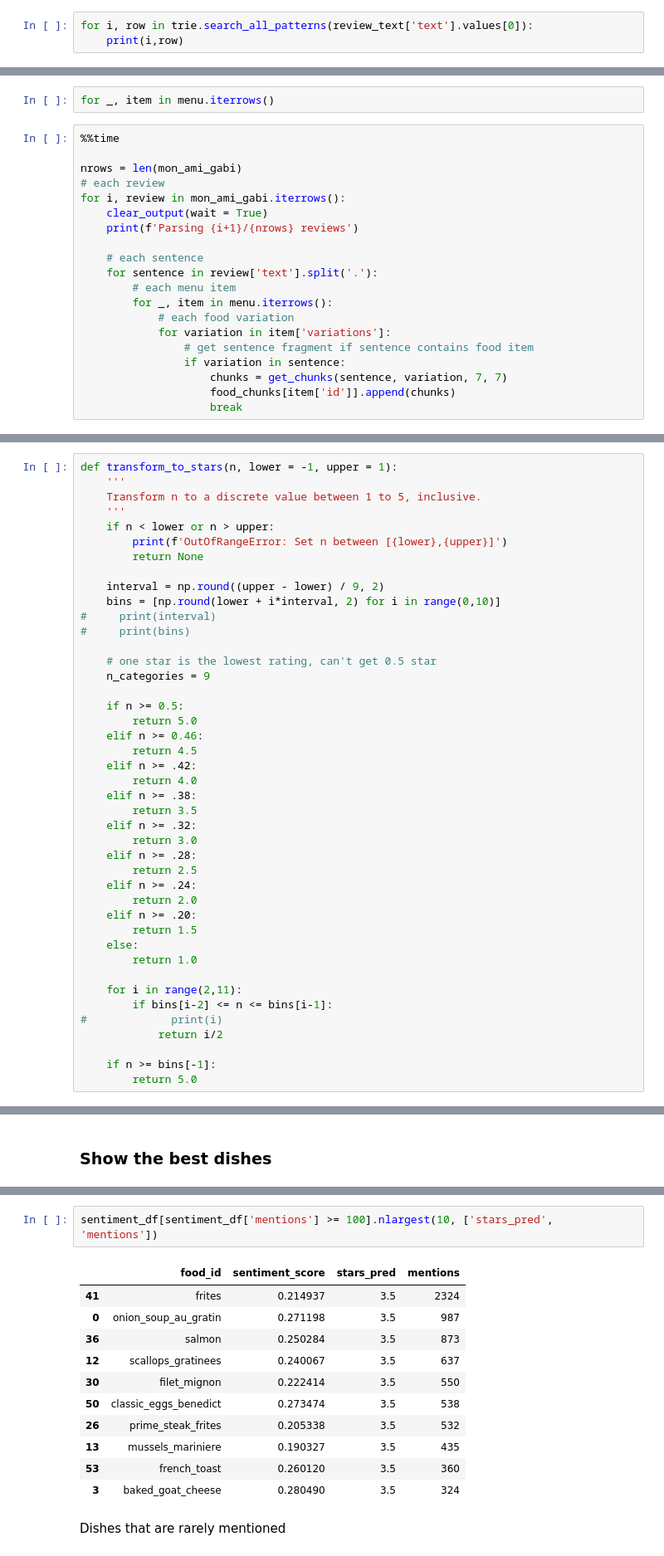
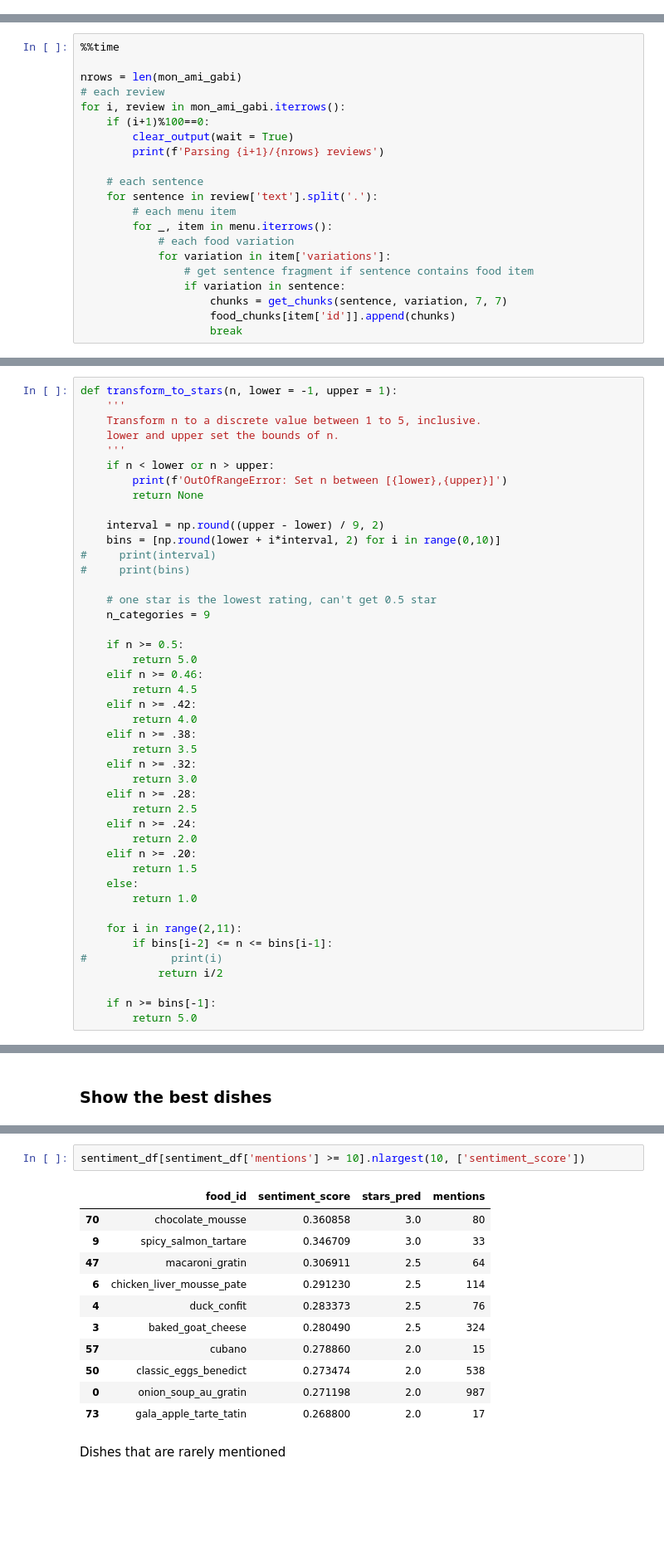
Before and after one commit to rkkwan/rating-yelp-features, a Jupyter notebook: code/04-rating-dishes-per-restaurant.ipynb, the cells around one changed output, grey strips where cells are left out. Shown at 83% size. Saved outputs shown, nothing was run; the diff lists cells and outputs as text; blank space fills up the shorter version.

```diff
--- a/code/04-rating-dishes-per-restaurant.ipynb
+++ b/code/04-rating-dishes-per-restaurant.ipynb
@@ -264,3 +279,0 @@ review_text['text'].values[0]
-# %%
-for i, row in trie.search_all_patterns(review_text['text'].values[0]):
-    print(i,row)
@@ -295,13 +280,12 @@ for pattern, start_idx in trie.search_all_patterns(review_text):
-# %%
-for _, item in menu.iterrows()
 # %%
 %%time
 
 nrows = len(mon_ami_gabi)
 # each review
 for i, review in mon_ami_gabi.iterrows():
-    clear_output(wait = True)
-    print(f'Parsing {i+1}/{nrows} reviews')
+    if (i+1)%100==0:
+        clear_output(wait = True)
+        print(f'Parsing {i+1}/{nrows} reviews')
 
     # each sentence
     for sentence in review['text'].split('.'):
@@ -403,6 +398,7 @@ Metric: RMSE of `stars` and `mean_compound`.
 def transform_to_stars(n, lower = -1, upper = 1):
     '''
     Transform n to a discrete value between 1 to 5, inclusive.
+    lower and upper set the bounds of n.
     '''
     if n < lower or n > upper:
         print(f'OutOfRangeError: Set n between [{lower},{upper}]')
@@ -508,17 +517,17 @@ Looks like dishes with few mentions have an unfair advantage. Let's try ranking
 # %%
-sentiment_df[sentiment_df['mentions'] >= 100].nlargest(10, ['stars_pred', 'mentions'])
+sentiment_df[sentiment_df['mentions'] >= 10].nlargest(10, ['sentiment_score'])
 # %% [output]
 |  | food_id | sentiment_score | stars_pred | mentions |
-| 41 | frites | 0.214937 | 3.5 | 2324 |
-| 0 | onion_soup_au_gratin | 0.271198 | 3.5 | 987 |
-| 36 | salmon | 0.250284 | 3.5 | 873 |
-| 12 | scallops_gratinees | 0.240067 | 3.5 | 637 |
-| 30 | filet_mignon | 0.222414 | 3.5 | 550 |
-| 50 | classic_eggs_benedict | 0.273474 | 3.5 | 538 |
-| 26 | prime_steak_frites | 0.205338 | 3.5 | 532 |
-| 13 | mussels_mariniere | 0.190327 | 3.5 | 435 |
-| 53 | french_toast | 0.260120 | 3.5 | 360 |
-| 3 | baked_goat_cheese | 0.280490 | 3.5 | 324 |
+| 70 | chocolate_mousse | 0.360858 | 3.0 | 80 |
+| 9 | spicy_salmon_tartare | 0.346709 | 3.0 | 33 |
+| 47 | macaroni_gratin | 0.306911 | 2.5 | 64 |
+| 6 | chicken_liver_mousse_pate | 0.291230 | 2.5 | 114 |
+| 4 | duck_confit | 0.283373 | 2.5 | 76 |
+| 3 | baked_goat_cheese | 0.280490 | 2.5 | 324 |
+| 57 | cubano | 0.278860 | 2.0 | 15 |
+| 50 | classic_eggs_benedict | 0.273474 | 2.0 | 538 |
+| 0 | onion_soup_au_gratin | 0.271198 | 2.0 | 987 |
+| 73 | gala_apple_tarte_tatin | 0.268800 | 2.0 | 17 |
 # %% [markdown]
 Dishes that are rarely mentioned
 # %%
```
Also changed, not shown: parts of 79 cells of this notebook, 8 other files.
